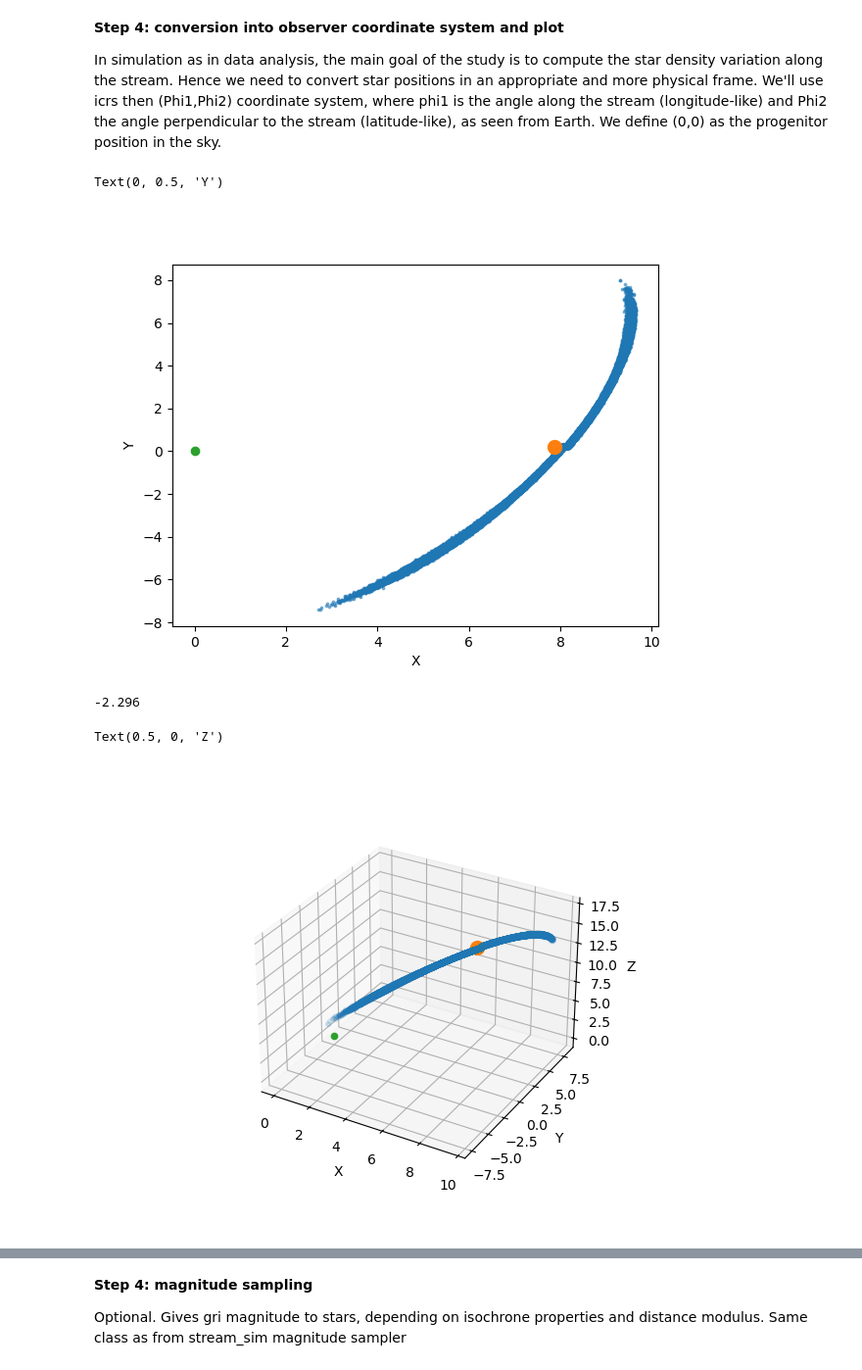
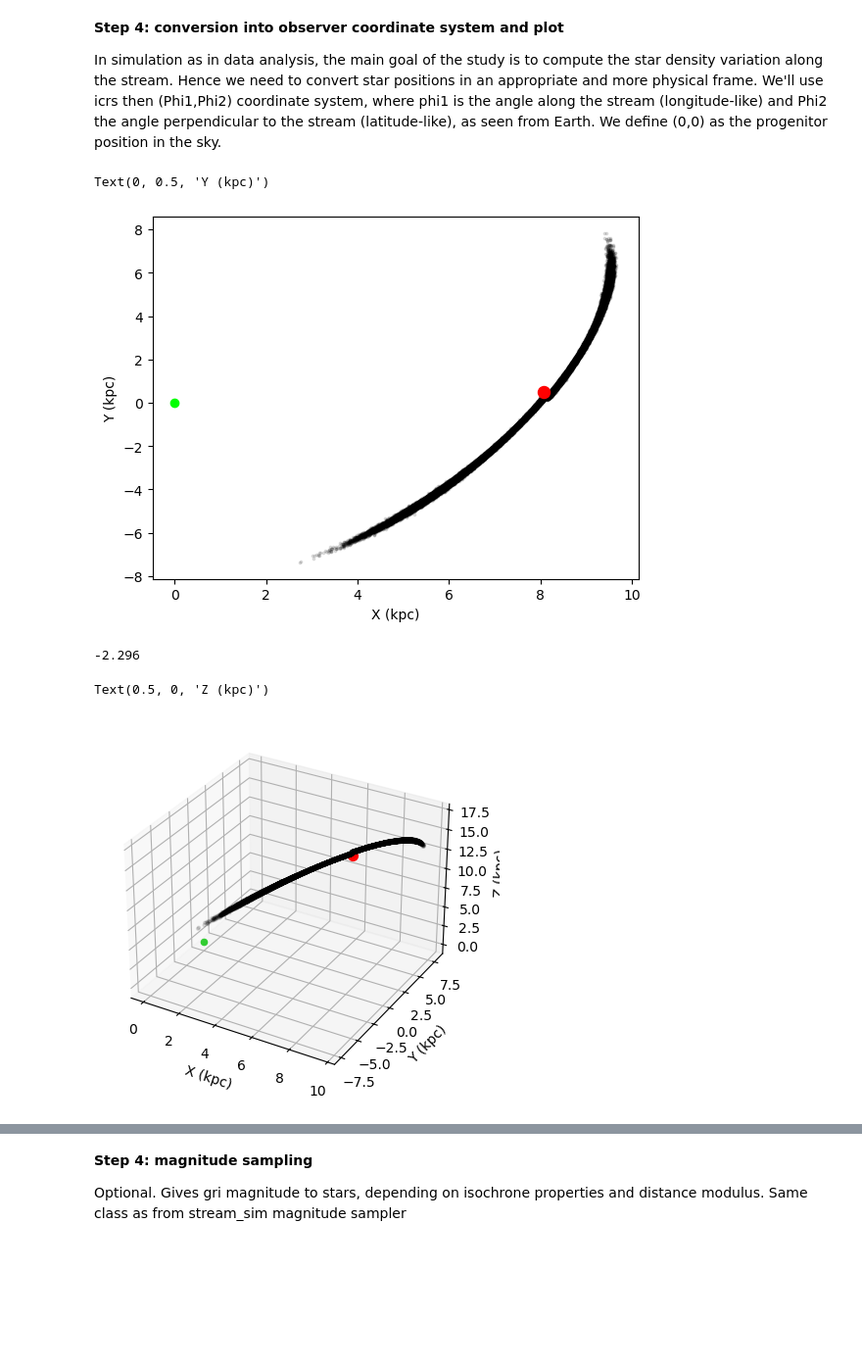
Before and after one commit to LSSTDESC/stream_sim, a Jupyter notebook: notebooks/stream_sim_galpy.ipynb, the cells around one changed output, grey strips where cells are left out. Shown at 98% size. Cells and saved outputs as stored; diff of their text form; code cells hidden in the pictures; blank space fills up the shorter version.

```diff
--- a/notebooks/stream_sim_galpy.ipynb
+++ b/notebooks/stream_sim_galpy.ipynb
@@ -150,7 +149,7 @@ galpyWarning: In versions >1.3, the output unit of streamdf.misalignment has bee
 **Step 3: Sampling from stream pdf**
 # %%
 #lead, trail, lead+trail, perturbed arm, perturbed arm+other arm
-s_lead_stars, s_trail_stars, s_full_stars, ps_stars, ps_full_stars = sutils.full_galpy_sampling(n_stars=100000,
+s_lead_stars, s_trail_stars, s_full_stars, ps_stars, ps_full_stars = sutils.full_galpy_sampling(n_stars=50000,
                                                                     s_lead=s_lead, s_trail=s_trail, s_perturbed=s_perturbed,
                                                                     ro=R0, vo=V0, perturbed = 'not', rdseed = 4)
 #if you don't want to sample the perturbed part, set perturbed = 'not'
@@ -175,49 +174,46 @@ ra_s, dec_s, dist_s, pmra_s, pmdec_s, pmr_s = (s_stars_icrs.T.ra, s_stars_icrs.T
 # %%
 #3D representation
 #Cluster, local background potential
-c = ac.ICRS(ra=229 * u.deg, dec=-0.124 * u.deg,
+#Pal5
+c = ac.ICRS(ra=230 * u.deg, dec=-0.123 * u.deg,
                distance=22.9 * u.kpc,
                pm_ra_cosdec=-2.296 * u.mas/u.yr,
                pm_dec=-2.257 * u.mas/u.yr,
                radial_velocity=-58.7 * u.km/u.s)
+
 c_gc = c.transform_to(galcen_frame)
 fig2 = plt.figure()
 ax2 = fig2.add_subplot()
 
-ax2.scatter(-x_s, y_s, alpha=0.5, s=3)#sts
-ax2.scatter(c_gc.cartesian.x,c_gc.cartesian.y,s=100)#progenitor
-ax2.scatter(0,0)#galatic center
+ax2.scatter(-x_s, y_s, alpha=0.1, s=3, c='k')#sts
+ax2.scatter(c_gc.cartesian.x,c_gc.cartesian.y,s=75, c='r')#progenitor
+ax2.scatter(0,0, c='lime')#galatic center
 
-ax2.set_xlabel('X')
-ax2.set_ylabel('Y')
+ax2.set_xlabel('X (kpc)')
+ax2.set_ylabel('Y (kpc)')
 # ax2.set_zlabel('Z')
 # %% [output]
-Text(0, 0.5, 'Y')
+Text(0, 0.5, 'Y (kpc)')
-[figure, old version]
+[figure, new version]
 # %%
 #3D representation
 #Cluster, local background potential
-c = ac.ICRS(ra=229 * u.deg, dec=-0.124 * u.deg,
-               distance=22.9 * u.kpc,
-               pm_ra_cosdec=-2.296 * u.mas/u.yr,
-               pm_dec=-2.257 * u.mas/u.yr,
-               radial_velocity=-58.7 * u.km/u.s)
-c_gc = c.transform_to(galcen_frame)
+# %matplotlib widget
 print(c.pm_ra_cosdec.to_value(u.mas/u.yr))
 fig3 = plt.figure()
 ax3 = fig3.add_subplot(projection='3d')
 
-ax3.scatter(-x_s, y_s ,z_s, alpha=0.1,s=10)#sts
-ax3.scatter(c_gc.cartesian.x,c_gc.cartesian.y, c_gc.cartesian.z,s=100)#progenitor
-ax3.scatter(0,0,0)#galatic center
+ax3.scatter(-x_s, y_s ,z_s, alpha=0.1,s=5, c='k')#sts
+ax3.scatter(c_gc.cartesian.x,c_gc.cartesian.y, c_gc.cartesian.z,s=50, c='r')#progenitor
+ax3.scatter(0,0,0, c='limegreen')#galatic center
 
-ax3.set_xlabel('X')
-ax3.set_ylabel('Y')
-ax3.set_zlabel('Z')
+ax3.set_xlabel('X (kpc)')
+ax3.set_ylabel('Y (kpc)')
+ax3.set_zlabel('Z (kpc)')
 # %% [output]
 -2.296
-Text(0.5, 0, 'Z')
+Text(0.5, 0, 'Z (kpc)')
-[figure, old version]
+[figure, new version]
 # %%
 ### plot the track in the radec frame to see how it would appears from an observer on earth
 ra_prog, dec_prog = progenitor.loc[:,['ra']].values.tolist()[0], progenitor.loc[:,['dec']].values.tolist()[0]
```
Also changed, not shown: parts of 12 cells of this notebook, 6 other files.
